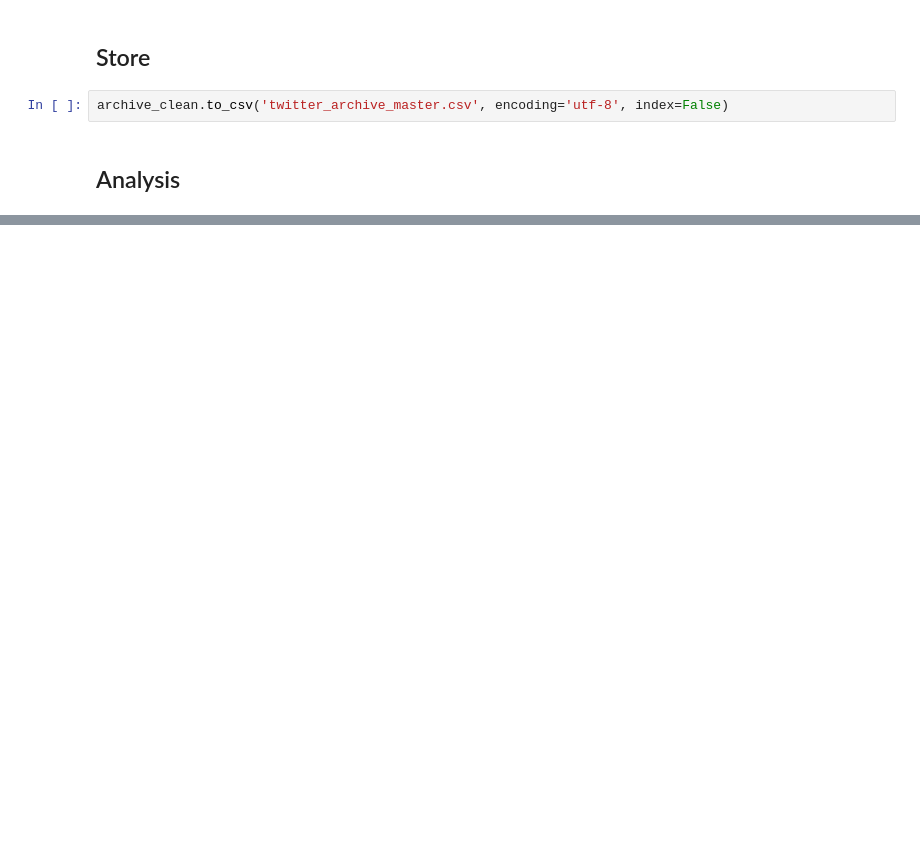
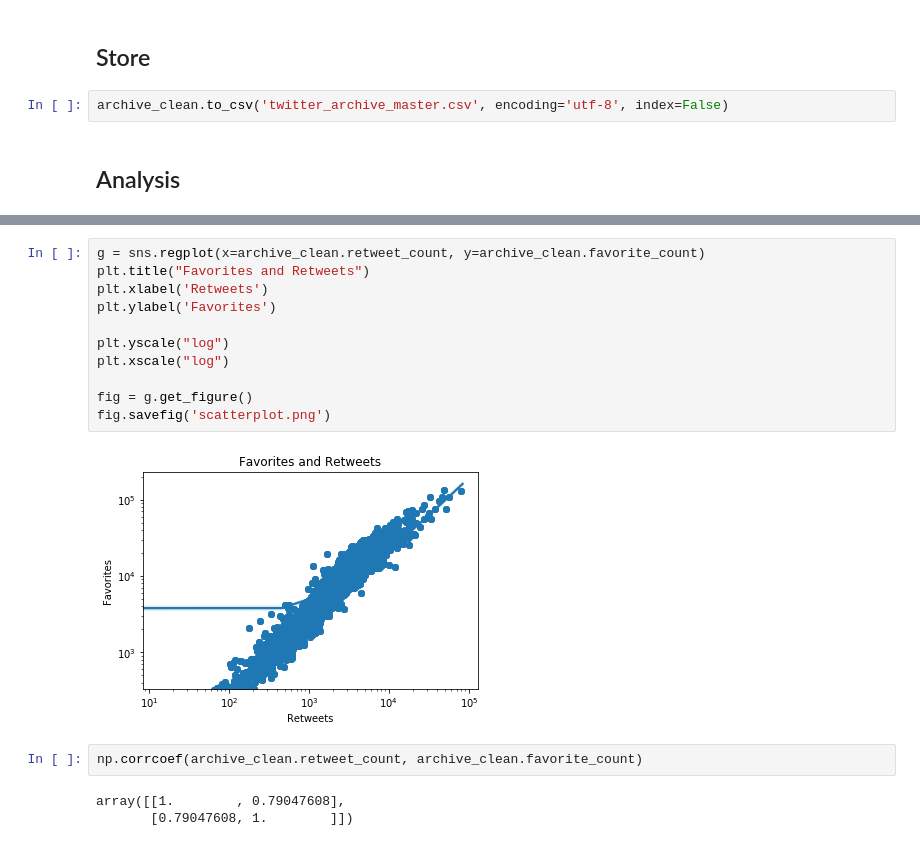
Before and after one commit to mmehmadi94/DAND, a Jupyter notebook: Project(4) Wrangle and analyze Data/wrangle_act.ipynb, the cells around one changed output, grey strips where cells are left out. Saved outputs shown, nothing was run; the diff lists cells and outputs as text; blank space fills up the shorter version.

```diff
--- a/Project(4) Wrangle and analyze Data/wrangle_act.ipynb
+++ b/Project(4) Wrangle and analyze Data/wrangle_act.ipynb
@@ -295,0 +981,18 @@ archive_clean.to_csv('twitter_archive_master.csv', encoding='utf-8', index=False
+# %%
+g = sns.regplot(x=archive_clean.retweet_count, y=archive_clean.favorite_count)
+plt.title("Favorites and Retweets")
+plt.xlabel('Retweets')
+plt.ylabel('Favorites')
+
+plt.yscale("log")
+plt.xscale("log")
+
+fig = g.get_figure()
+fig.savefig('scatterplot.png')
+# %% [output]
+[figure, added]
+# %%
+np.corrcoef(archive_clean.retweet_count, archive_clean.favorite_count)
+# %% [output]
+array([[1.        , 0.79047608],
+       [0.79047608, 1.        ]])
```
Also changed, not shown: parts of 101 cells of this notebook, 13 other files.
